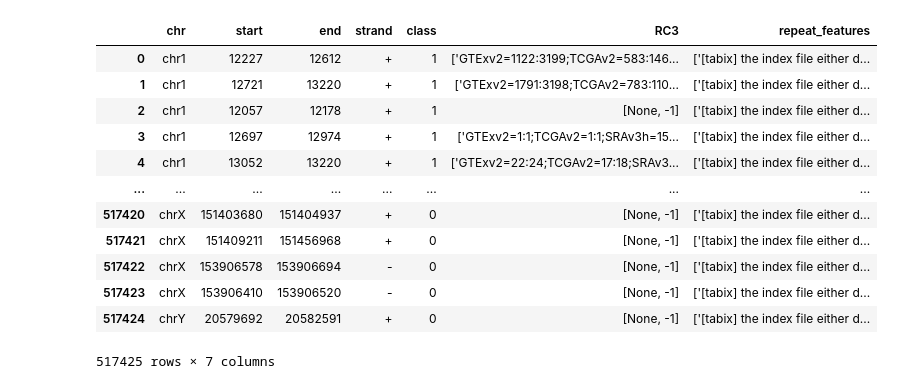
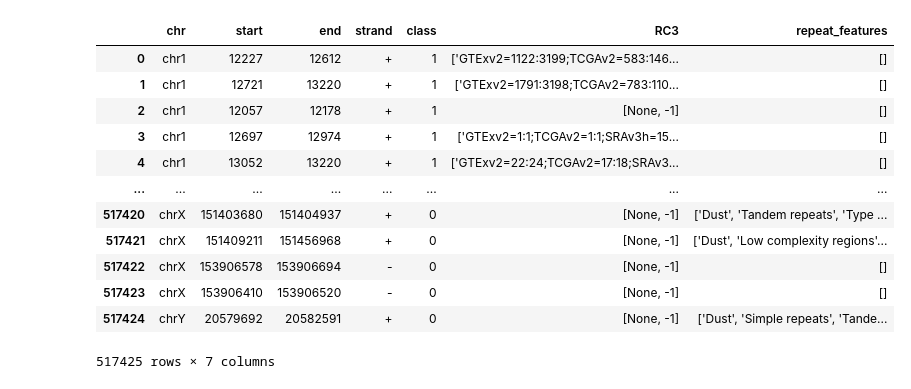
Before and after one commit to EnsemblGSOC/IntronOrNot, a Jupyter notebook: 4 - populating features.ipynb, the cells around one changed output. Saved outputs shown, nothing was run; the diff lists cells and outputs as text; code cells hidden in the pictures.

Commit message:
Script changed 4 - populating features.ipynb:
Added the extracting for all recount3 and repeat features

```diff
--- a/4 - populating features.ipynb
+++ b/4 - populating features.ipynb
@@ -3,20 +4,20 @@ import pandas as pd
 # %%
-df = pd.read_csv("data/3-output.tsv", sep="\t")
+df = pd.read_csv("data/3-final-output.tsv", sep="\t")
 # df.drop(columns="intron_id", inplace=True)
 df
 # %% [output]
 |  | chr | start | end | strand | class | RC3 | repeat_features |
-| 0 | chr1 | 12227 | 12612 | + | 1 | ['GTExv2=1122:3199;TCGAv2=583:146... | ['[tabix] the index file either d... |
-| 1 | chr1 | 12721 | 13220 | + | 1 | ['GTExv2=1791:3198;TCGAv2=783:110... | ['[tabix] the index file either d... |
-| 2 | chr1 | 12057 | 12178 | + | 1 | [None, -1] | ['[tabix] the index file either d... |
-| 3 | chr1 | 12697 | 12974 | + | 1 | ['GTExv2=1:1;TCGAv2=1:1;SRAv3h=15... | ['[tabix] the index file either d... |
-| 4 | chr1 | 13052 | 13220 | + | 1 | ['GTExv2=22:24;TCGAv2=17:18;SRAv3... | ['[tabix] the index file either d... |
+| 0 | chr1 | 12227 | 12612 | + | 1 | ['GTExv2=1122:3199;TCGAv2=583:146... | [] |
+| 1 | chr1 | 12721 | 13220 | + | 1 | ['GTExv2=1791:3198;TCGAv2=783:110... | [] |
+| 2 | chr1 | 12057 | 12178 | + | 1 | [None, -1] | [] |
+| 3 | chr1 | 12697 | 12974 | + | 1 | ['GTExv2=1:1;TCGAv2=1:1;SRAv3h=15... | [] |
+| 4 | chr1 | 13052 | 13220 | + | 1 | ['GTExv2=22:24;TCGAv2=17:18;SRAv3... | [] |
 | ... | ... | ... | ... | ... | ... | ... | ... |
-| 517420 | chrX | 151403680 | 151404937 | + | 0 | [None, -1] | ['[tabix] the index file either d... |
-| 517421 | chrX | 151409211 | 151456968 | + | 0 | [None, -1] | ['[tabix] the index file either d... |
-| 517422 | chrX | 153906578 | 153906694 | - | 0 | [None, -1] | ['[tabix] the index file either d... |
-| 517423 | chrX | 153906410 | 153906520 | - | 0 | [None, -1] | ['[tabix] the index file either d... |
-| 517424 | chrY | 20579692 | 20582591 | + | 0 | [None, -1] | ['[tabix] the index file either d... |
+| 517420 | chrX | 151403680 | 151404937 | + | 0 | [None, -1] | ['Dust', 'Tandem repeats', 'Type ... |
+| 517421 | chrX | 151409211 | 151456968 | + | 0 | [None, -1] | ['Dust', 'Low complexity regions'... |
+| 517422 | chrX | 153906578 | 153906694 | - | 0 | [None, -1] | [] |
+| 517423 | chrX | 153906410 | 153906520 | - | 0 | [None, -1] | [] |
+| 517424 | chrY | 20579692 | 20582591 | + | 0 | [None, -1] | ['Dust', 'Simple repeats', 'Tande... |
 517425 rows × 7 columns
 # %%
 df['RC3'] = df['RC3'].replace("[None, -1]", "[None -1]")
```
Also changed, not shown: parts of 13 cells of this notebook.
